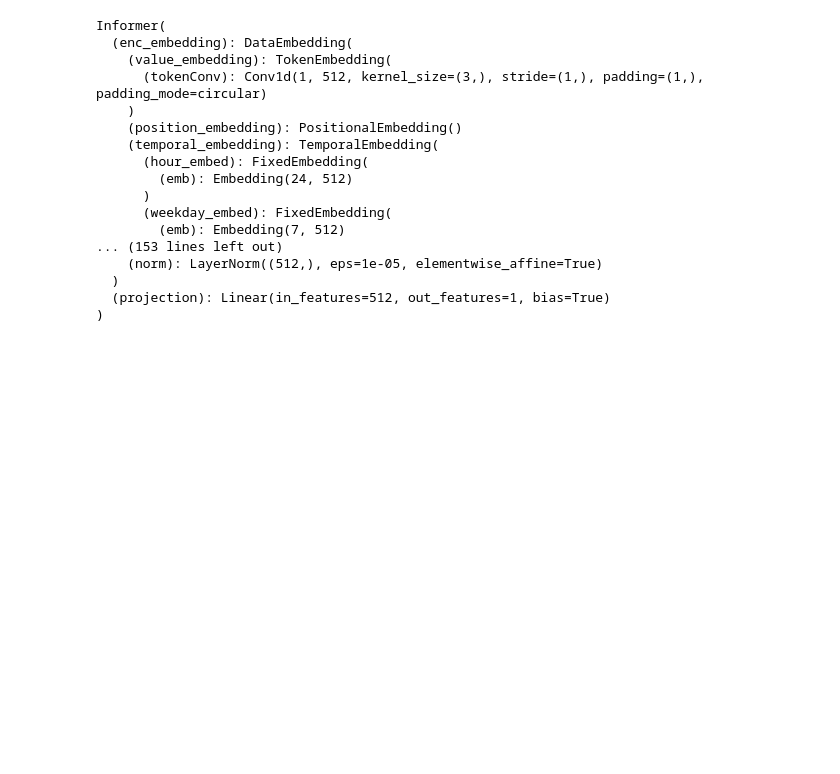
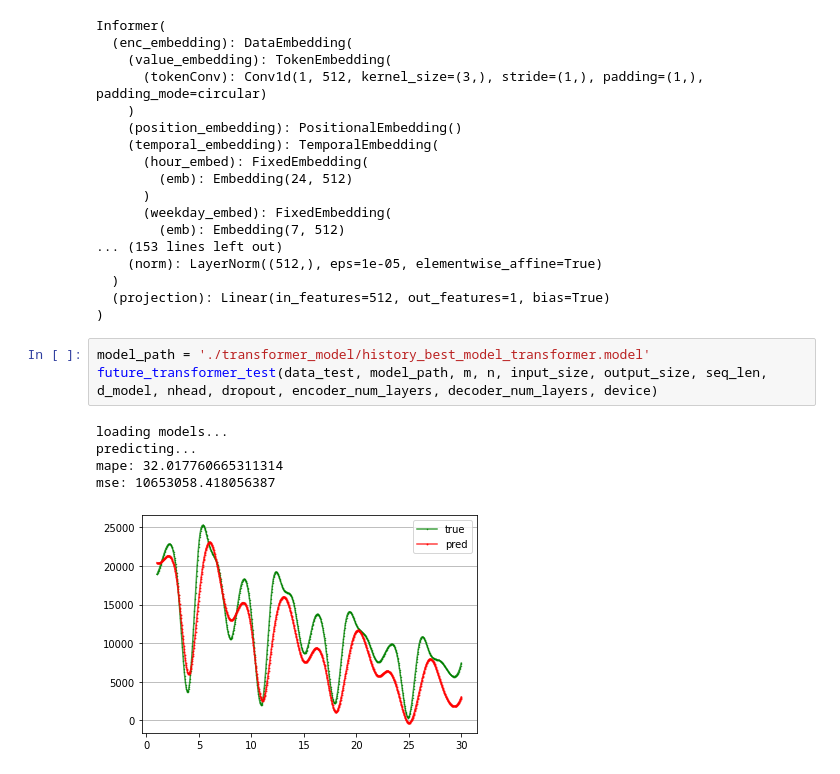
Before and after one commit to 34704366/pytorch_practice, a Jupyter notebook: practice/covid19/transformer.ipynb, the cells around one changed output. Cells and saved outputs as stored; diff of their text form; blank space fills up the shorter version.

```diff
--- a/practice/covid19/transformer.ipynb
+++ b/practice/covid19/transformer.ipynb
@@ -540,3 +529,12 @@ Informer(
   )
   (projection): Linear(in_features=512, out_features=1, bias=True)
 )
+# %%
+model_path = './transformer_model/history_best_model_transformer.model'
+future_transformer_test(data_test, model_path, m, n, input_size, output_size, seq_len, d_model, nhead, dropout, encoder_num_layers, decoder_num_layers, device)
+# %% [output]
+loading models...
+predicting...
+mape: 32.017760665311314
+mse: 10653058.418056387
+[figure, added]
```
Also changed, not shown: parts of 10 cells of this notebook, 38 other files.
